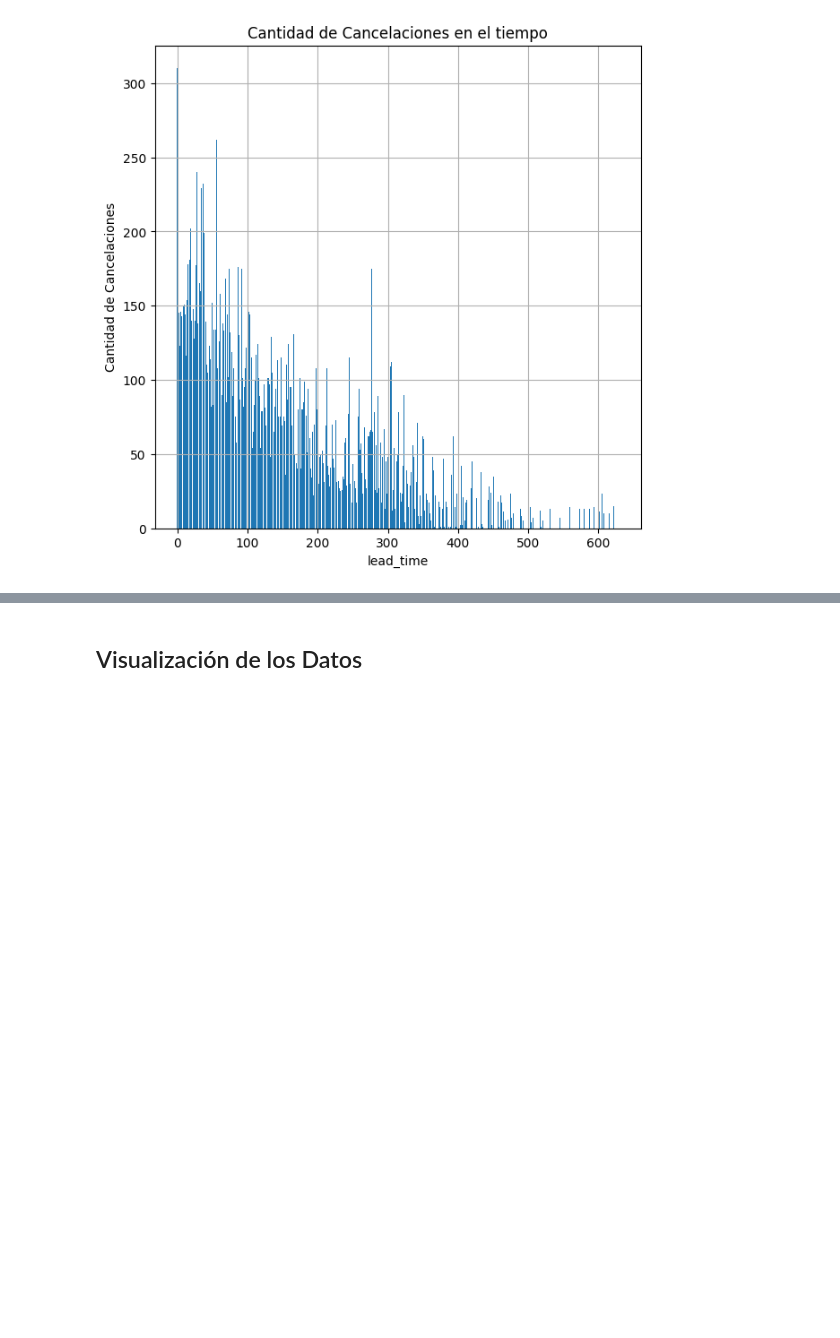
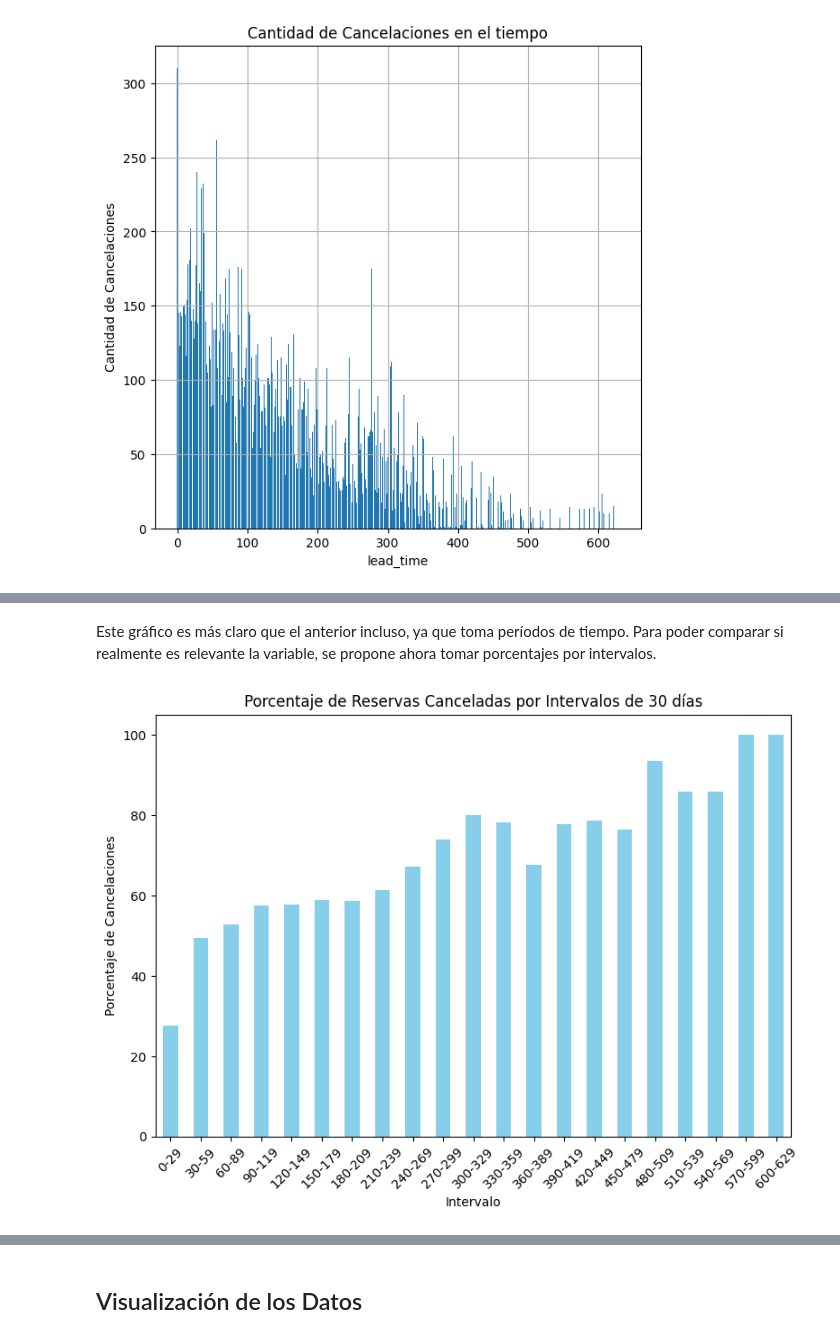
Before and after one commit to InspectorDave/OrgaDeDatos-TPs, a Jupyter notebook: 7506R_TP1_GRUPO11_CHP1_ENTREGA.ipynb, the cells around one changed output, grey strips where cells are left out. Saved outputs shown, nothing was run; the diff lists cells and outputs as text; code cells hidden in the pictures; blank space fills up the shorter version.

```diff
--- a/7506R_TP1_GRUPO11_CHP1_ENTREGA.ipynb
+++ b/7506R_TP1_GRUPO11_CHP1_ENTREGA.ipynb
@@ -246,0 +254,22 @@ plt.show()
+# %% [markdown]
+Este gráfico es más claro que el anterior incluso, ya que toma períodos de tiempo. Para poder comparar si realmente es relevante la variable, se propone ahora tomar porcentajes por intervalos.
+# %%
+hotels_df_backup = hotels_df.copy()
+hotels_df['lead_time_intervals'] = pd.cut(hotels_df['lead_time'], bins=hotels_lead_time_cancel_intervals, labels=hotels_lead_time_cancel_labels, include_lowest=True)
+reservas_por_intervalo = hotels_df['lead_time_intervals'].value_counts().sort_index()
+cancelaciones_por_intervalo = hotels_df[hotels_df['is_canceled'] == 1]['lead_time_intervals'].value_counts().sort_index()
+porcentajes_cancelaciones = (cancelaciones_por_intervalo / reservas_por_intervalo) * 100
+
+plt.figure(figsize=(8, 6))
+porcentajes_cancelaciones.plot(kind='bar', color='skyblue')
+plt.title('Porcentaje de Reservas Canceladas por Intervalos de 30 días')
+plt.xlabel('Intervalo')
+plt.ylabel('Porcentaje de Cancelaciones')
+plt.xticks(rotation=45)
+plt.tight_layout()
+plt.show()
+
+# regreso hotels_df a su estado original
+hotels_df = hotels_df_backup
+# %% [output]
+[figure, added]
```
Also changed, not shown: parts of 9 cells of this notebook.
